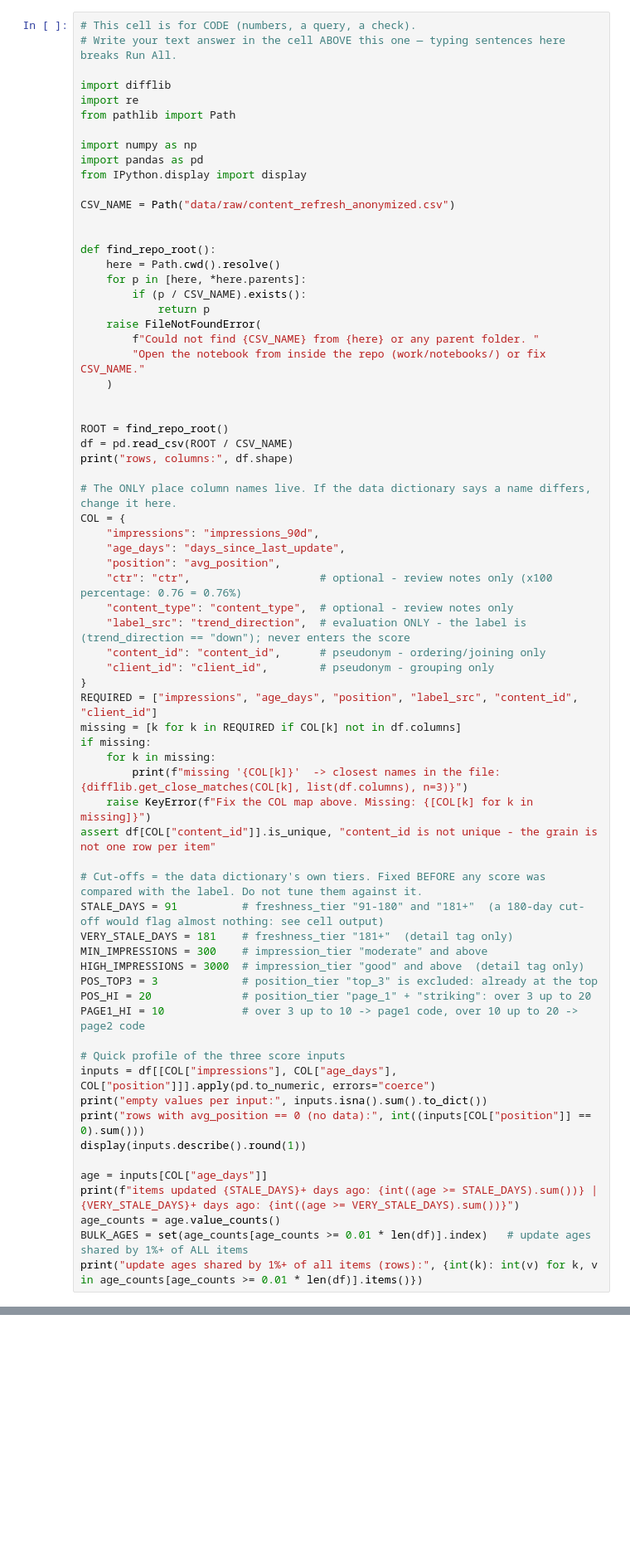
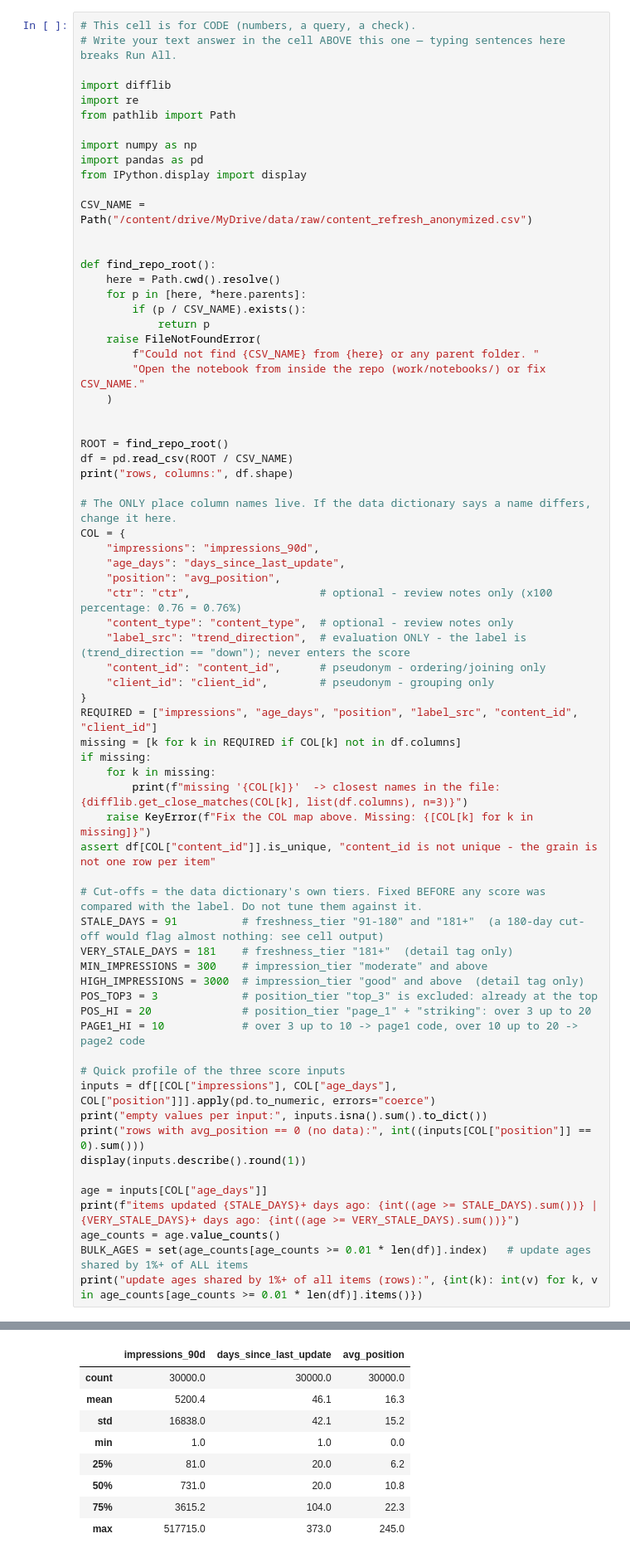
Before and after one commit to ahmdltf/flyrank-intern, a Jupyter notebook: work/notebooks/w04_baseline_score.ipynb, the cells around one changed output, grey strips where cells are left out. Shown at 83% size. Cells and saved outputs as stored; diff of their text form; blank space fills up the shorter version.

```diff
--- a/work/notebooks/w04_baseline_score.ipynb
+++ b/work/notebooks/w04_baseline_score.ipynb
@@ -48,7 +53,7 @@ import numpy as np
 import pandas as pd
 from IPython.display import display
 
-CSV_NAME = Path("data/raw/content_refresh_anonymized.csv")
+CSV_NAME = Path("/content/drive/MyDrive/data/raw/content_refresh_anonymized.csv")
 
 
 def find_repo_root():
@@ -105,3 +110,4 @@ print(f"items updated {STALE_DAYS}+ days ago: {int((age >= STALE_DAYS).sum())} |
 age_counts = age.value_counts()
 BULK_AGES = set(age_counts[age_counts >= 0.01 * len(df)].index)   # update ages shared by 1%+ of ALL items
 print("update ages shared by 1%+ of all items (rows):", {int(k): int(v) for k, v in age_counts[age_counts >= 0.01 * len(df)].items()})
+# %% [output]
@@ -107,0 +117,9 @@ print("update ages shared by 1%+ of all items (rows):", {int(k): int(v) for k, v
+|  | impressions_90d | days_since_last_update | avg_position |
+| count | 30000.0 | 30000.0 | 30000.0 |
+| mean | 5200.4 | 46.1 | 16.3 |
+| std | 16838.0 | 42.1 | 15.2 |
+| min | 1.0 | 1.0 | 0.0 |
+| 25% | 81.0 | 20.0 | 6.2 |
+| 50% | 731.0 | 20.0 | 10.8 |
+| 75% | 3615.2 | 104.0 | 22.3 |
+| max | 517715.0 | 373.0 | 245.0 |
```
Also changed, not shown: parts of 5 cells of this notebook.
